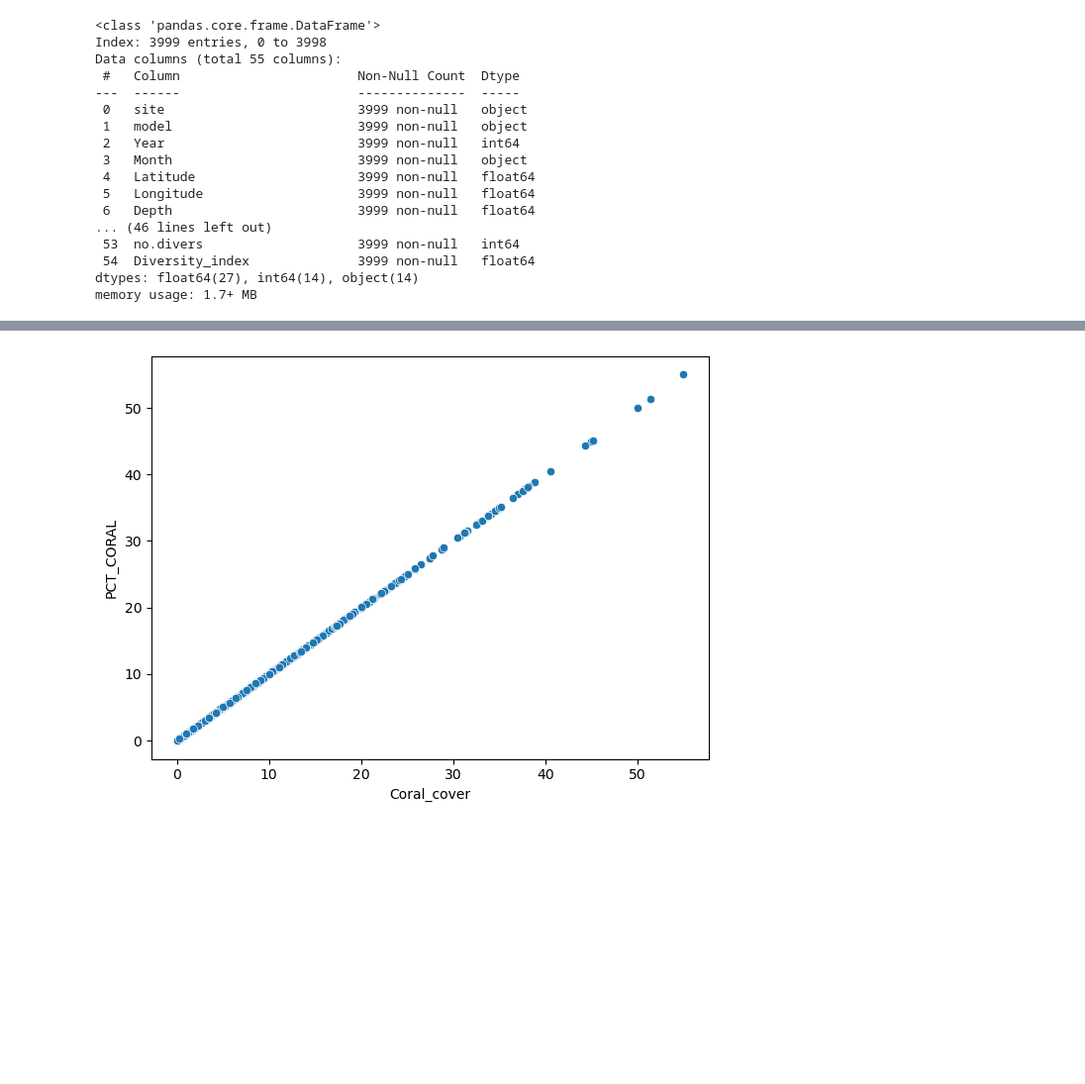
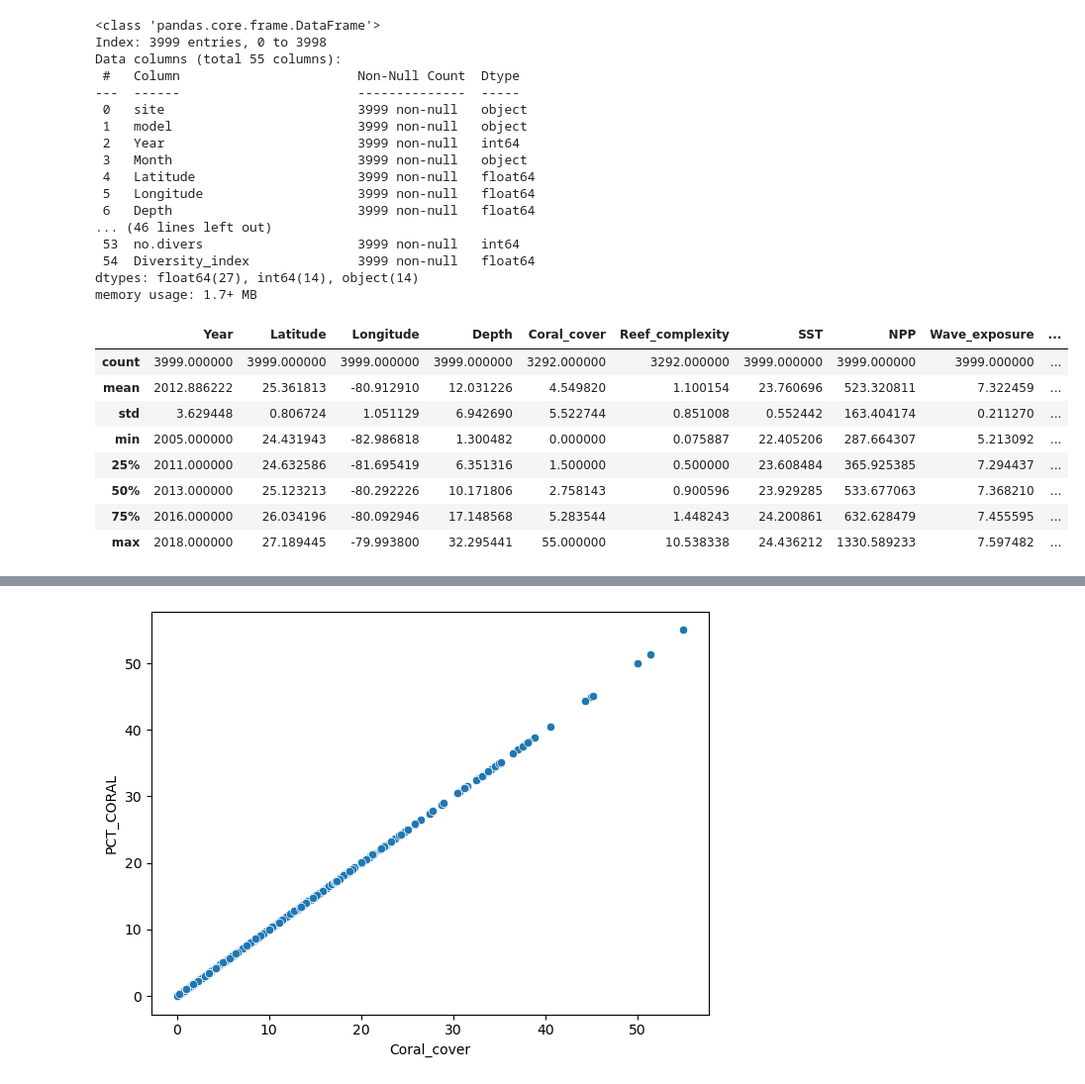
Before and after one commit to susmitha-ann/CoralReefFishSpeciesAssessment, a Jupyter notebook: Exploratory_species.ipynb, the cells around one changed output, grey strips where cells are left out. Shown at 99% size. Cells and saved outputs as stored; diff of their text form; code cells hidden in the pictures; blank space fills up the shorter version.

```diff
--- a/Exploratory_species.ipynb
+++ b/Exploratory_species.ipynb
@@ -121,3 +121,15 @@ Data columns (total 55 columns):
  54  Diversity_index              3999 non-null   float64
 dtypes: float64(27), int64(14), object(14)
 memory usage: 1.7+ MB
+# %%
+species.describe()
+# %% [output]
+|  | Year | Latitude | Longitude | Depth | Coral_cover | Reef_complexity | SST | NPP | Wave_exposure | ... |
+| count | 3999.000000 | 3999.000000 | 3999.000000 | 3999.000000 | 3292.000000 | 3292.000000 | 3999.000000 | 3999.000000 | 3999.000000 | ... |
+| mean | 2012.886222 | 25.361813 | -80.912910 | 12.031226 | 4.549820 | 1.100154 | 23.760696 | 523.320811 | 7.322459 | ... |
+| std | 3.629448 | 0.806724 | 1.051129 | 6.942690 | 5.522744 | 0.851008 | 0.552442 | 163.404174 | 0.211270 | ... |
+| min | 2005.000000 | 24.431943 | -82.986818 | 1.300482 | 0.000000 | 0.075887 | 22.405206 | 287.664307 | 5.213092 | ... |
+| 25% | 2011.000000 | 24.632586 | -81.695419 | 6.351316 | 1.500000 | 0.500000 | 23.608484 | 365.925385 | 7.294437 | ... |
+| 50% | 2013.000000 | 25.123213 | -80.292226 | 10.171806 | 2.758143 | 0.900596 | 23.929285 | 533.677063 | 7.368210 | ... |
+| 75% | 2016.000000 | 26.034196 | -80.092946 | 17.148568 | 5.283544 | 1.448243 | 24.200861 | 632.628479 | 7.455595 | ... |
+| max | 2018.000000 | 27.189445 | -79.993800 | 32.295441 | 55.000000 | 10.538338 | 24.436212 | 1330.589233 | 7.597482 | ... |
```
Also changed, not shown: parts of 4 cells of this notebook.
